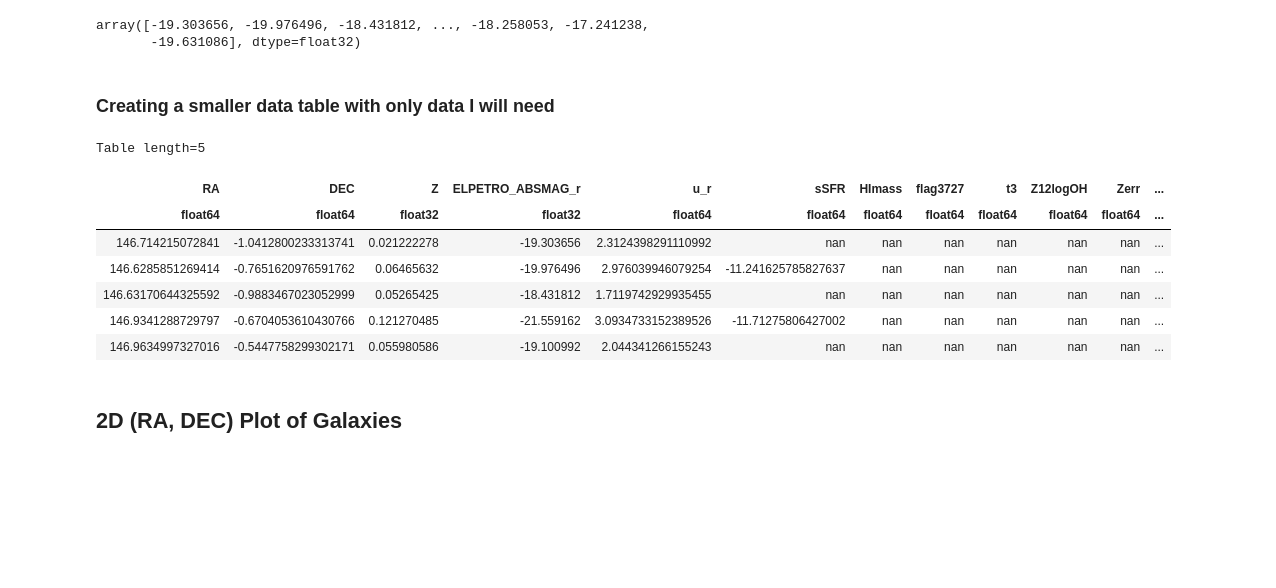
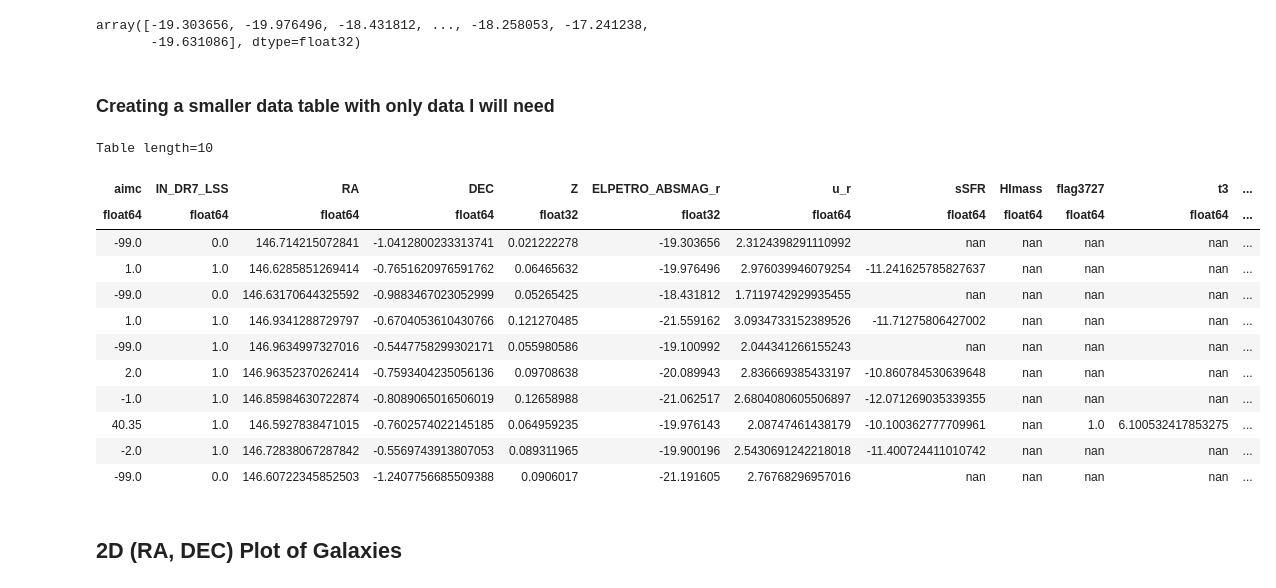
Before and after one commit to kadglass/SmallScale, a Jupyter notebook: Small Scale Environment.ipynb, the cells around one changed output. Drawn from its saved outputs; the diff is of its cells as text; code cells hidden in the pictures; blank space fills up the shorter version.

```diff
--- a/Small Scale Environment.ipynb
+++ b/Small Scale Environment.ipynb
@@ -56,11 +56,13 @@ data['ELPETRO_ABSMAG'][:,4]   #test
 # %% [output]
 array([-19.303656, -19.976496, -18.431812, ..., -18.258053, -17.241238,
        -19.631086], dtype=float32)
-# %% [markdown]
-### Creating a smaller data table with only data I will need
+# %% [markdown]
+### Creating a smaller data table with only data I will need
 # %%
 data_table = Table()
 
+data_table['aimc'] = data['aimc']
+data_table['IN_DR7_LSS'] = data['IN_DR7_LSS']
 data_table['RA'] = data['RA']
 data_table['DEC'] = data['DEC']
 data_table['Z'] = data['Z']
@@ -75,17 +77,26 @@ data_table['Zerr'] = data['Zerr']
 data_table['logNO'] = data['logNO']
 data_table['NOerr'] = data['NOerr']
 data_table['vflag_VF'] = data['vFlag_VF']
+data_table['ID#'] = [i for i in range(len(data_table))]
+# %%
+mask = data_table['Z']>0     #removing objects that are not galaxies
+data_table = data_table[mask]
 # %%
-data_table[:5] # viewing first 5 rows of data as reference
+data_table[:10] # viewing first 5 rows of data as reference
 # %% [output]
-Table length=5
+Table length=10
-| RA | DEC | Z | ELPETRO_ABSMAG_r | u_r | sSFR | HImass | flag3727 | t3 | Z12logOH | Zerr | ... |
-| float64 | float64 | float32 | float32 | float64 | float64 | float64 | float64 | float64 | float64 | float64 | ... |
-| 146.714215072841 | -1.0412800233313741 | 0.021222278 | -19.303656 | 2.3124398291110992 | nan | nan | nan | nan | nan | nan | ... |
-| 146.6285851269414 | -0.7651620976591762 | 0.06465632 | -19.976496 | 2.976039946079254 | -11.241625785827637 | nan | nan | nan | nan | nan | ... |
-| 146.63170644325592 | -0.9883467023052999 | 0.05265425 | -18.431812 | 1.7119742929935455 | nan | nan | nan | nan | nan | nan | ... |
-| 146.9341288729797 | -0.6704053610430766 | 0.121270485 | -21.559162 | 3.0934733152389526 | -11.71275806427002 | nan | nan | nan | nan | nan | ... |
-| 146.9634997327016 | -0.5447758299302171 | 0.055980586 | -19.100992 | 2.044341266155243 | nan | nan | nan | nan | nan | nan | ... |
+| aimc | IN_DR7_LSS | RA | DEC | Z | ELPETRO_ABSMAG_r | u_r | sSFR | HImass | flag3727 | t3 | ... |
+| float64 | float64 | float64 | float64 | float32 | float32 | float64 | float64 | float64 | float64 | float64 | ... |
+| -99.0 | 0.0 | 146.714215072841 | -1.0412800233313741 | 0.021222278 | -19.303656 | 2.3124398291110992 | nan | nan | nan | nan | ... |
+| 1.0 | 1.0 | 146.6285851269414 | -0.7651620976591762 | 0.06465632 | -19.976496 | 2.976039946079254 | -11.241625785827637 | nan | nan | nan | ... |
+| -99.0 | 0.0 | 146.63170644325592 | -0.9883467023052999 | 0.05265425 | -18.431812 | 1.7119742929935455 | nan | nan | nan | nan | ... |
+| 1.0 | 1.0 | 146.9341288729797 | -0.6704053610430766 | 0.121270485 | -21.559162 | 3.0934733152389526 | -11.71275806427002 | nan | nan | nan | ... |
+| -99.0 | 1.0 | 146.9634997327016 | -0.5447758299302171 | 0.055980586 | -19.100992 | 2.044341266155243 | nan | nan | nan | nan | ... |
+| 2.0 | 1.0 | 146.96352370262414 | -0.7593404235056136 | 0.09708638 | -20.089943 | 2.836669385433197 | -10.860784530639648 | nan | nan | nan | ... |
+| -1.0 | 1.0 | 146.85984630722874 | -0.8089065016506019 | 0.12658988 | -21.062517 | 2.6804080605506897 | -12.071269035339355 | nan | nan | nan | ... |
+| 40.35 | 1.0 | 146.5927838471015 | -0.7602574022145185 | 0.064959235 | -19.976143 | 2.08747461438179 | -10.100362777709961 | nan | 1.0 | 6.100532417853275 | ... |
+| -2.0 | 1.0 | 146.72838067287842 | -0.5569743913807053 | 0.089311965 | -19.900196 | 2.5430691242218018 | -11.400724411010742 | nan | nan | nan | ... |
+| -99.0 | 0.0 | 146.60722345852503 | -1.2407756685509388 | 0.0906017 | -21.191605 | 2.76768296957016 | nan | nan | nan | nan | ... |
 # %% [markdown]
 ## 2D (RA, DEC) Plot of Galaxies
 # %%
```
Also changed, not shown: parts of 26 cells of this notebook.
